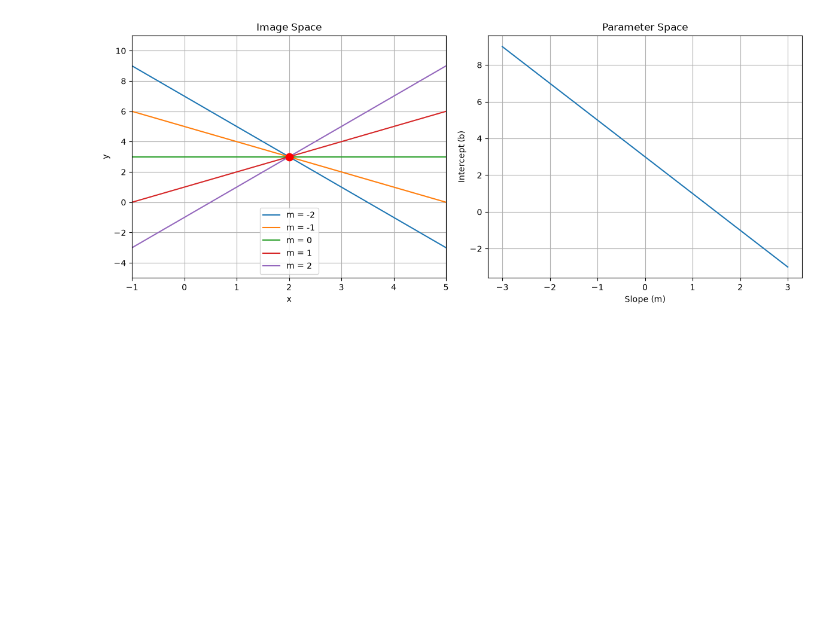
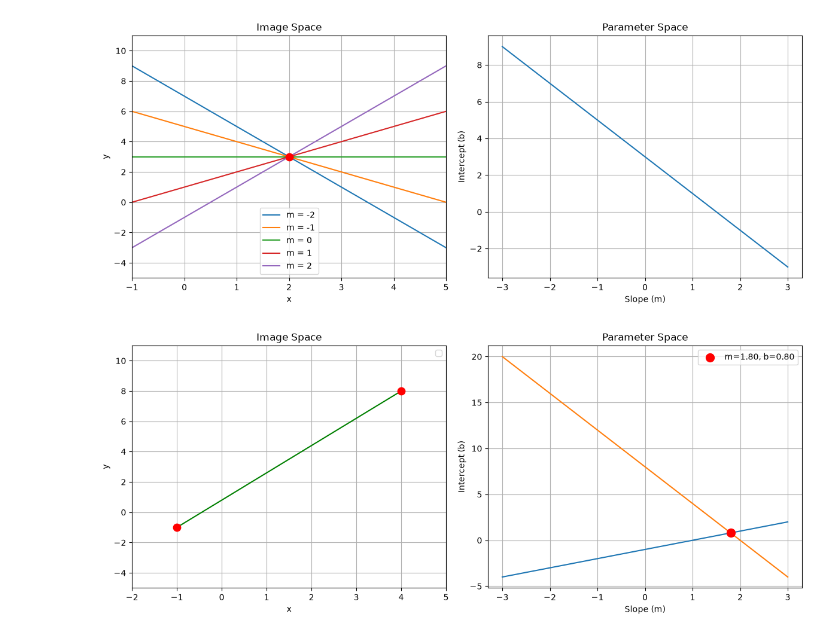
Before and after one commit to codingNR29/Image-processing, a Jupyter notebook: 05 Fitting.ipynb, the cells around one changed output. Cells and saved outputs as stored; diff of their text form; code cells hidden in the pictures; blank space fills up the shorter version.

```diff
--- a/05 Fitting.ipynb
+++ b/05 Fitting.ipynb
@@ -462,3 +462,55 @@ plt.tight_layout()
 plt.show()
 # %% [output]
 [figure]
+# %%
+#What happens when there are two points in image space
+x0, y0 = -1, -1
+x1, y1 = 4, 8
+
+b0_values = y0 - m_values * x0
+b1_values = y1 - m_values * x1
+
+#Image space: different lines through one point
+x = np.linspace(-1, 5, 100)
+
+fig, ax = plt.subplots(1, 2, figsize=(12, 5))
+
+ax[0].scatter(x0, y0, c="red", s=80, zorder=5)
+ax[0].scatter(x1, y1, c="red", s=80, zorder=5)
+ax[0].plot([x0, x1], [y0, y1], color = 'green')
+ax[0].set_xlim(-2, 5)
+ax[0].set_ylim(-5, 11)
+ax[0].set_title("Image Space")
+ax[0].set_xlabel("x")
+ax[0].set_ylabel("y")
+ax[0].legend()
+ax[0].grid(True)
+
+#Parameter space: one line for one image point
+ax[1].plot(m_values, b0_values)
+ax[1].plot(m_values, b1_values)
+ax[1].set_title("Parameter Space")
+ax[1].set_xlabel("Slope (m)")
+ax[1].set_ylabel("Intercept (b)")
+ax[1].grid(True)
+
+# Calculate the parameters of the connecting line
+m_intersection = (y1 - y0) / (x1 - x0)
+b_intersection = y0 - m_intersection * x0
+
+# Mark the intersection in parameter space
+ax[1].scatter(
+    m_intersection,
+    b_intersection,
+    color="red",
+    s=100,
+    zorder=5,
+    label=f"m={m_intersection:.2f}, b={b_intersection:.2f}"
+)
+
+ax[1].legend()
+
+plt.tight_layout()
+plt.show()
+# %% [output]
+[figure, added]
```
Also changed, not shown: parts of 1 cell of this notebook.
